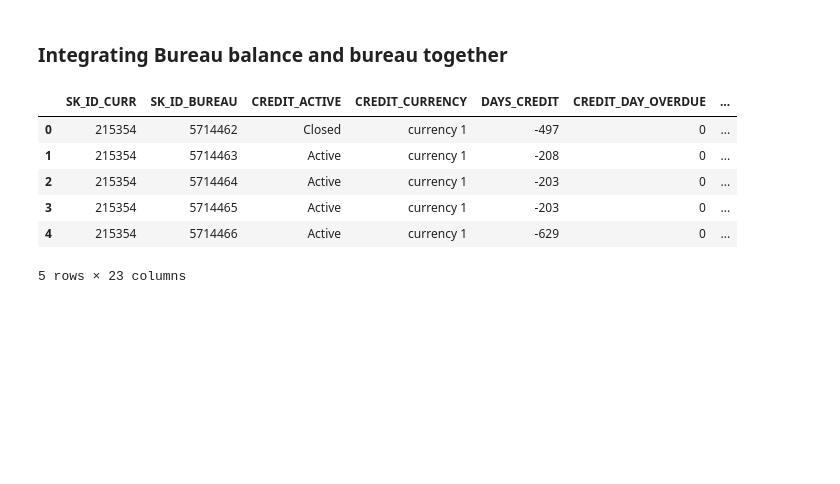
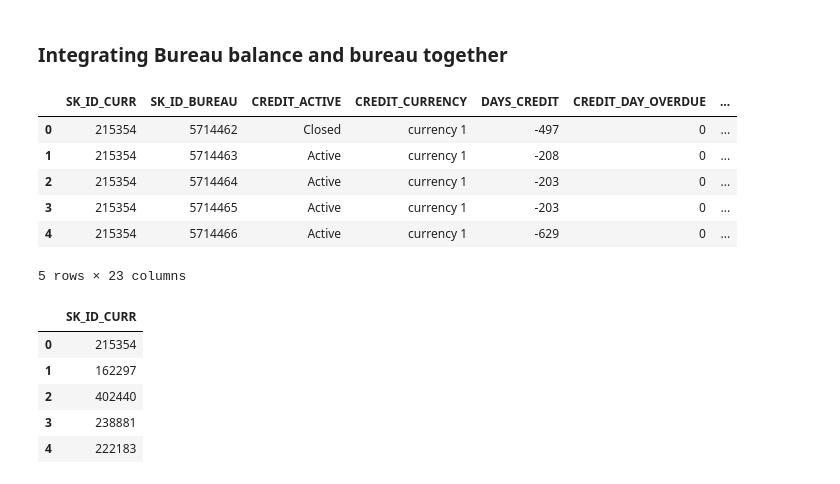
Before and after one commit to DevendraRaj58/Loan-Intelligence-Platform, a Jupyter notebook: notebooks/02_database_reverse_engineering.ipynb, the cells around one changed output. Cells and saved outputs as stored; diff of their text form; code cells hidden in the pictures; blank space fills up the shorter version.

Commit message:
feat: finalize bureau_balance feature engineering

```diff
--- a/notebooks/02_database_reverse_engineering.ipynb
+++ b/notebooks/02_database_reverse_engineering.ipynb
@@ -504,3 +504,18 @@ bureau_enriched.head()
 | 3 | 215354 | 5714465 | Active | currency 1 | -203 | 0 | ... |
 | 4 | 215354 | 5714466 | Active | currency 1 | -629 | 0 | ... |
 5 rows × 23 columns
+# %%
+engineer = BureauBalanceFeatureEngineer()
+
+bb_customer_features = engineer.aggregate_to_customer(
+    bureau_enriched
+)
+
+bb_customer_features.head()
+# %% [output]
+|  | SK_ID_CURR |
+| 0 | 215354 |
+| 1 | 162297 |
+| 2 | 402440 |
+| 3 | 238881 |
+| 4 | 222183 |
```
Also changed, not shown: parts of 2 cells of this notebook, 1 other file.
